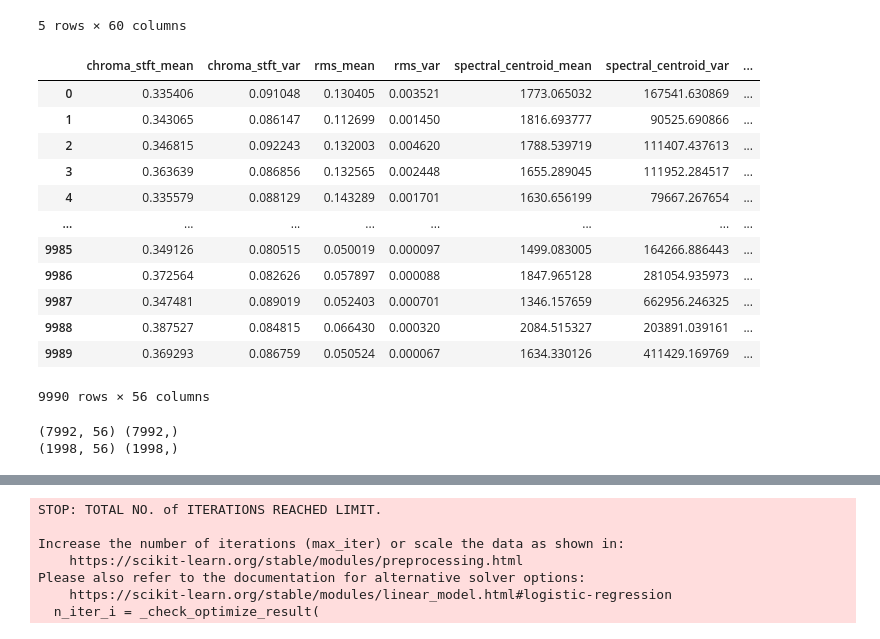
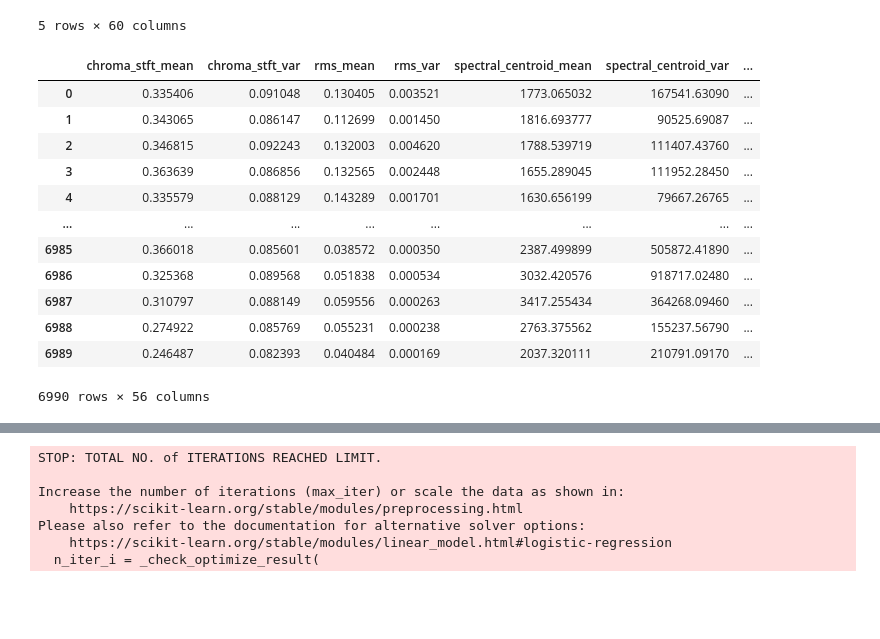
Before and after one commit to ZBDS11ML3/ML1_dohee, a Jupyter notebook: codes/genre_classification_LR.ipynb, the cells around one changed output, grey strips where cells are left out. Drawn from its saved outputs; the diff is of its cells as text; code cells hidden in the pictures; blank space fills up the shorter version.

Commit message:
new_data_add_knn

```diff
--- a/codes/genre_classification_LR.ipynb
+++ b/codes/genre_classification_LR.ipynb
@@ -18,5 +18,5 @@ from sklearn.metrics import confusion_matrix
 import seaborn as sns
 import statsmodels.api as sm
 # %%
-df_all = pd.read_csv("/Users/dohee/Documents/ds_study/ML_project1/datas/features_3_sec.csv")
+df_train = pd.read_csv("/Users/dohee/Documents/ds_study/ML_project1/datas/train_dataset.csv")
 # %%
@@ -30,22 +30,22 @@ df_all.head()
 | 4 | blues.00000.4.wav | 66149 | 0.335579 | 0.088129 | 0.143289 | 0.001701 | 1630.656199 | ... |
 5 rows × 60 columns
 # %%
-X = df_all.drop(labels=['length','filename','label','tempo'],axis=1)
-X
+X_train = df_train.drop(labels=['length','filename','label','tempo'],axis=1)
+X_train
 # %% [output]
 |  | chroma_stft_mean | chroma_stft_var | rms_mean | rms_var | spectral_centroid_mean | spectral_centroid_var | ... |
-| 0 | 0.335406 | 0.091048 | 0.130405 | 0.003521 | 1773.065032 | 167541.630869 | ... |
-| 1 | 0.343065 | 0.086147 | 0.112699 | 0.001450 | 1816.693777 | 90525.690866 | ... |
-| 2 | 0.346815 | 0.092243 | 0.132003 | 0.004620 | 1788.539719 | 111407.437613 | ... |
-| 3 | 0.363639 | 0.086856 | 0.132565 | 0.002448 | 1655.289045 | 111952.284517 | ... |
-| 4 | 0.335579 | 0.088129 | 0.143289 | 0.001701 | 1630.656199 | 79667.267654 | ... |
+| 0 | 0.335406 | 0.091048 | 0.130405 | 0.003521 | 1773.065032 | 167541.63090 | ... |
+| 1 | 0.343065 | 0.086147 | 0.112699 | 0.001450 | 1816.693777 | 90525.69087 | ... |
+| 2 | 0.346815 | 0.092243 | 0.132003 | 0.004620 | 1788.539719 | 111407.43760 | ... |
+| 3 | 0.363639 | 0.086856 | 0.132565 | 0.002448 | 1655.289045 | 111952.28450 | ... |
+| 4 | 0.335579 | 0.088129 | 0.143289 | 0.001701 | 1630.656199 | 79667.26765 | ... |
 | ... | ... | ... | ... | ... | ... | ... | ... |
-| 9985 | 0.349126 | 0.080515 | 0.050019 | 0.000097 | 1499.083005 | 164266.886443 | ... |
-| 9986 | 0.372564 | 0.082626 | 0.057897 | 0.000088 | 1847.965128 | 281054.935973 | ... |
-| 9987 | 0.347481 | 0.089019 | 0.052403 | 0.000701 | 1346.157659 | 662956.246325 | ... |
-| 9988 | 0.387527 | 0.084815 | 0.066430 | 0.000320 | 2084.515327 | 203891.039161 | ... |
-| 9989 | 0.369293 | 0.086759 | 0.050524 | 0.000067 | 1634.330126 | 411429.169769 | ... |
+| 6985 | 0.366018 | 0.085601 | 0.038572 | 0.000350 | 2387.499899 | 505872.41890 | ... |
+| 6986 | 0.325368 | 0.089568 | 0.051838 | 0.000534 | 3032.420576 | 918717.02480 | ... |
+| 6987 | 0.310797 | 0.088149 | 0.059556 | 0.000263 | 3417.255434 | 364268.09460 | ... |
+| 6988 | 0.274922 | 0.085769 | 0.055231 | 0.000238 | 2763.375562 | 155237.56790 | ... |
+| 6989 | 0.246487 | 0.082393 | 0.040484 | 0.000169 | 2037.320111 | 210791.09170 | ... |
-9990 rows × 56 columns
+6990 rows × 56 columns
 # %%
 from sklearn.preprocessing import MinMaxScaler
 from sklearn.preprocessing import StandardScaler
@@ -63,6 +58,0 @@ X_train, X_test, y_train, y_test = train_test_split(X, Y, test_size=0.2, random_
-# %%
-print(X_train.shape, y_train.shape)
-print(X_test.shape, y_test.shape)
-# %% [output]
-(7992, 56) (7992,)
-(1998, 56) (1998,)
```
Also changed, not shown: parts of 54 cells of this notebook, 6 other files.
